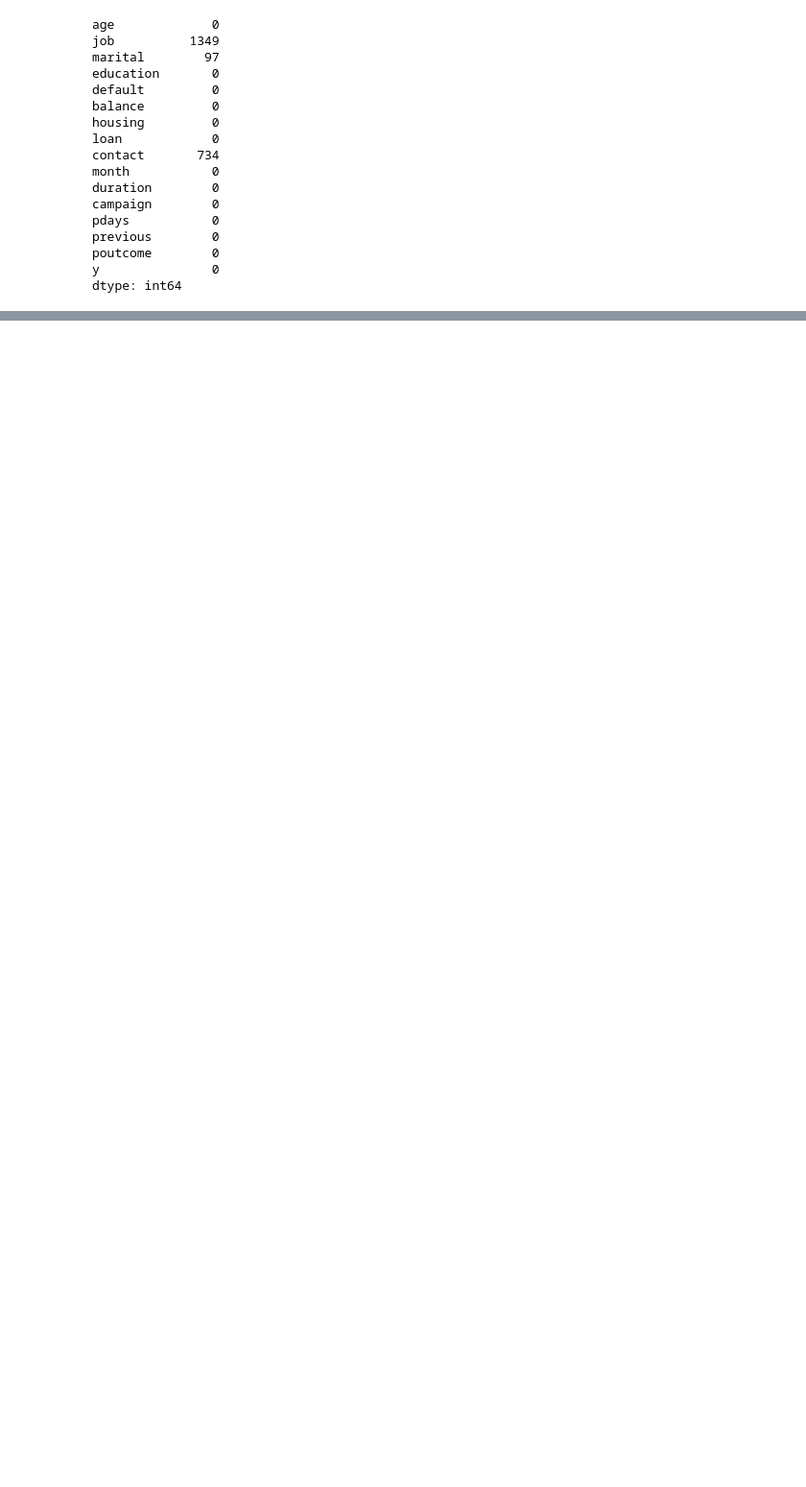
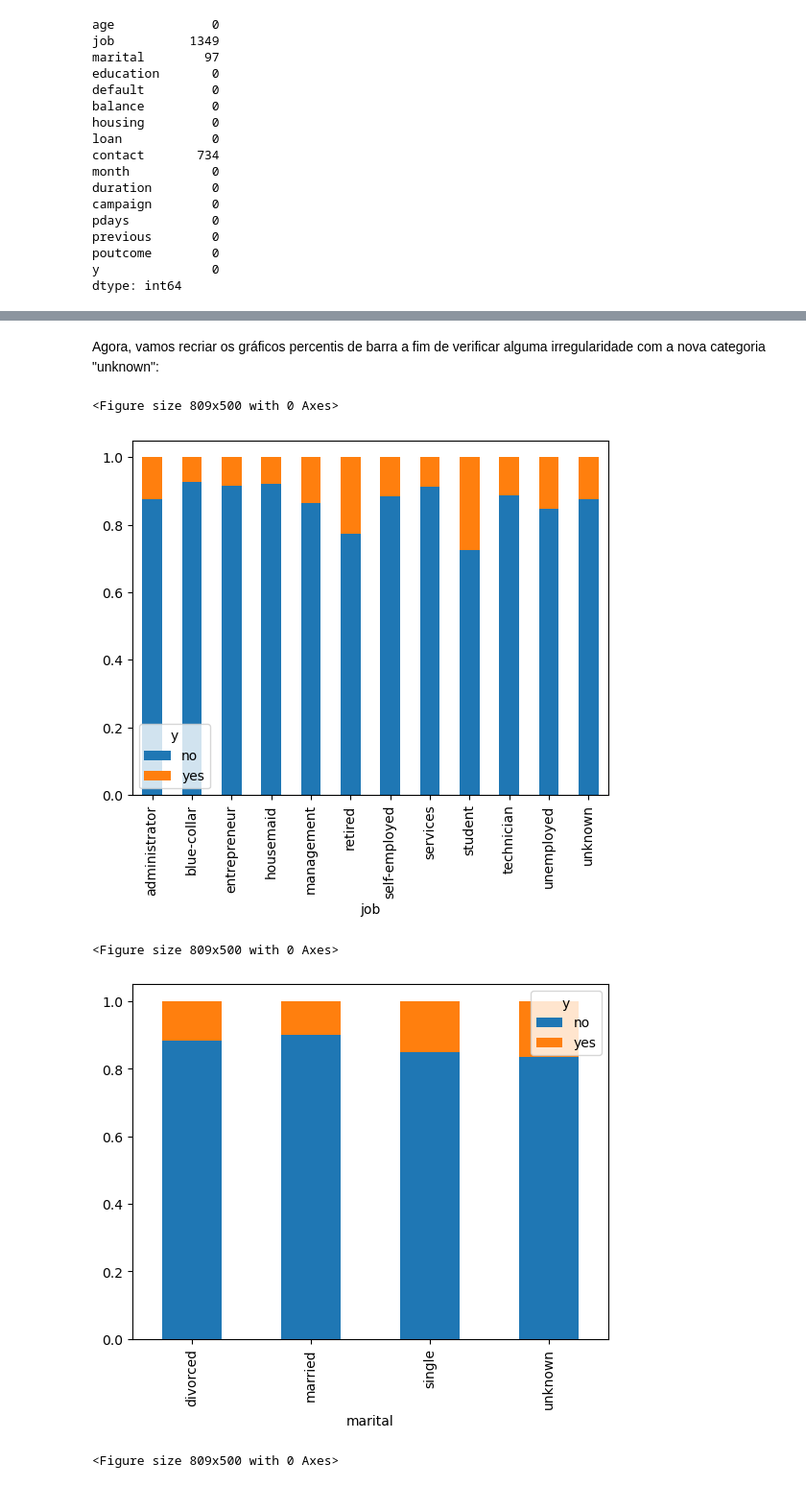
Before and after one commit to ArthurWDamasi0/ProjetoFinalTA, a Jupyter notebook: NovaAnalise.ipynb, the cells around one changed output, grey strips where cells are left out. Shown at 96% size. Saved outputs shown, nothing was run; the diff lists cells and outputs as text; code cells hidden in the pictures; blank space fills up the shorter version.

```diff
--- a/NovaAnalise.ipynb
+++ b/NovaAnalise.ipynb
@@ -459,0 +459,21 @@ dtype: int64
+# %%
+categoricas_problema = np.array(("job", "marital", "contact"))
+for feature in df.columns:
+    if feature in categoricas_problema:
+        df[feature] = df[feature].replace({np.nan: "unknown"})
+# %% [markdown]
+<p> Agora, vamos recriar os gráficos percentis de barra a fim de verificar alguma irregularidade com a nova categoria "unknown": </p>
+# %%
+for feature in df.columns:
+    if feature in categoricas_problema:
+        plt.figure(figsize = (8.09,5))
+        (df.groupby(feature)['y'].value_counts(normalize=True)
+            .unstack('y').plot.bar(stacked=True)
+        )
+        plt.show()
+# %% [output]
+<Figure size 809x500 with 0 Axes>
+[figure, added]
+<Figure size 809x500 with 0 Axes>
+[figure, added]
+<Figure size 809x500 with 0 Axes>
```
Also changed, not shown: parts of 23 cells of this notebook.
